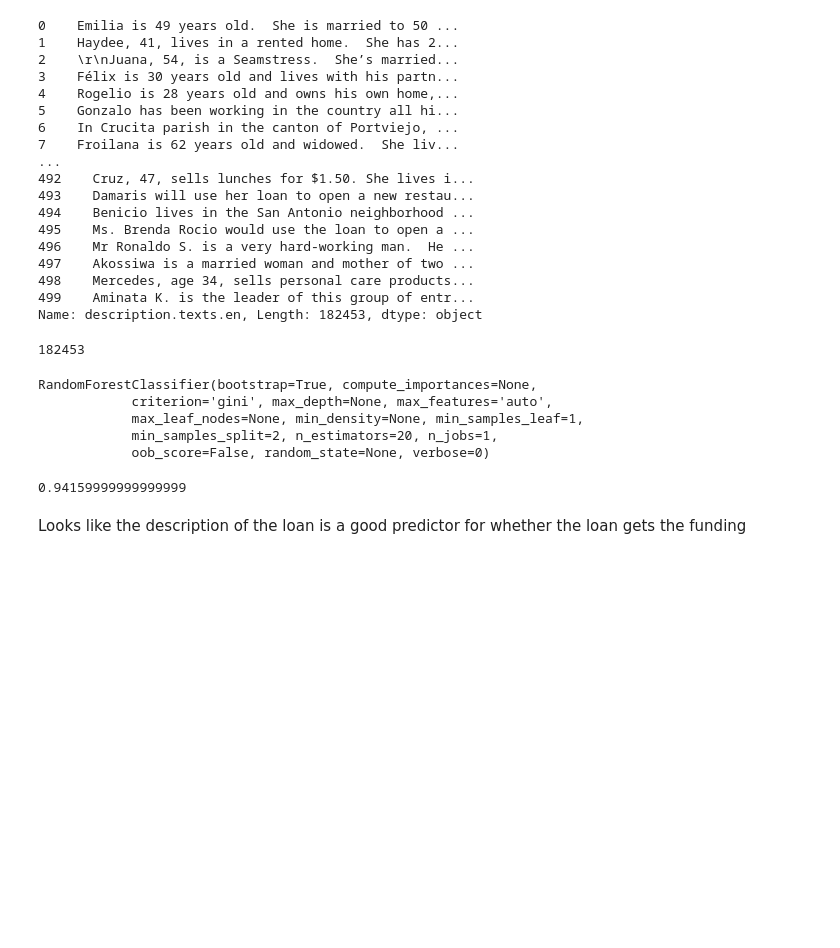
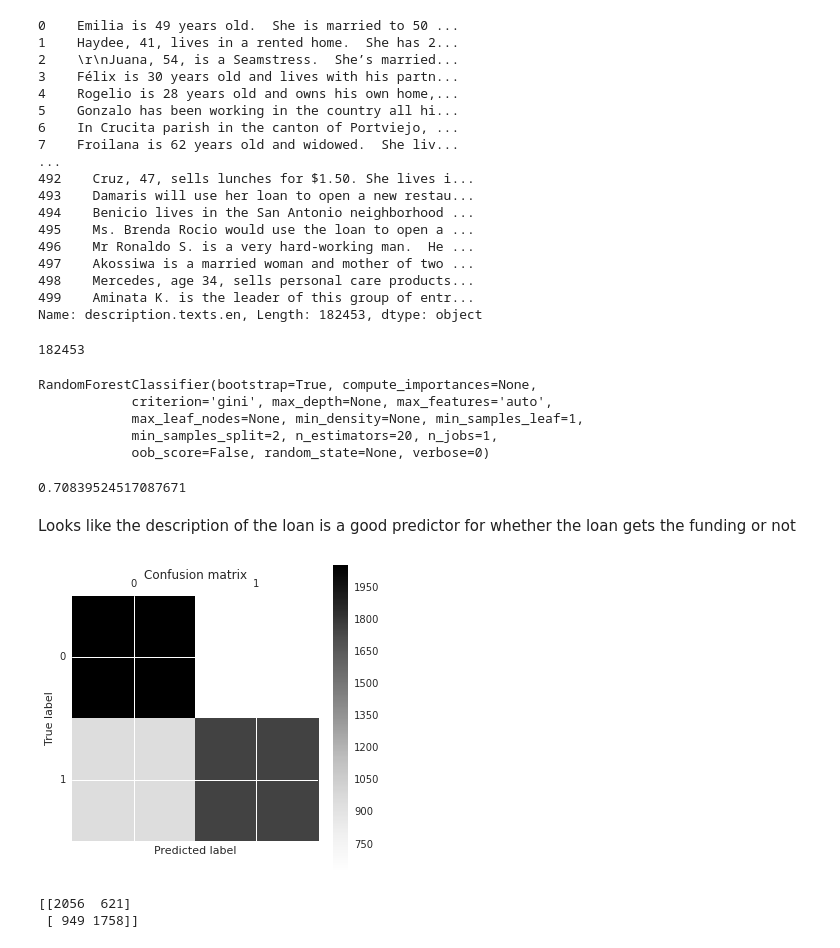
Before and after one commit to hslee16/GA_project, a Jupyter notebook: ga_project.ipynb, the cells around one changed output. Drawn from its saved outputs; the diff is of its cells as text; code cells hidden in the pictures; blank space fills up the shorter version.

```diff
--- a/ga_project.ipynb
+++ b/ga_project.ipynb
@@ -819,9 +847,17 @@ rdesc = pd.read_csv(filepath_or_buffer='/home/ubuntu/descriptions.csv', index_co
 rdesc.__len__()
 # %% [output]
 182453
+# %%
+not_funded = rdesc[rdesc.funded == 0]
+funded = rdesc[rdesc.funded == 1][0:8999]
+
+data = funded.append(not_funded)
+y = data.funded
+
+#data.drop('funded', axis=1 , inplace=True)
 # %%
 tok = []
-for d in rdesc.text:
+for d in data.text:
     tok.append(tokenize.sent_tokenize(d.decode('utf8')))
 # %%
 numrows = len(tok)
@@ -834,9 +870,9 @@ for r in range(0, numrows - 1):
     all_desc.append(one_desc)
 # %%
 vectorizer = TfidfVectorizer(stop_words='english')
-X = vectorizer.fit_transform(all_desc[0:30000]).toarray()
+X = vectorizer.fit_transform(all_desc).toarray()
 # %%
-X_train, X_test, y_train, y_test = train_test_split(X, rdesc.funded[0:30000])
+X_train, X_test, y_train, y_test = train_test_split(X, y[0:17946], test_size=0.3)
 
 sk_clf = RandomForestClassifier(n_estimators=20)
 sk_clf.fit(X_train, y_train)
@@ -849,6 +885,22 @@ RandomForestClassifier(bootstrap=True, compute_importances=None,
 # %%
 sk_clf.score(X_test, y_test)
 # %% [output]
-0.94159999999999999
+0.70839524517087671
 # %% [markdown]
-Looks like the description of the loan is a good predictor for whether the loan gets the funding
+Looks like the description of the loan is a good predictor for whether the loan gets the funding or not
+# %%
+y_pred = sk_clf.predict(X_test)
+cm = confusion_matrix(y_test, y_pred)
+plt.matshow(cm)
+plt.title('Confusion matrix')
+plt.colorbar()
+plt.ylabel('True label')
+plt.xlabel('Predicted label')
+plt.show()
+# %% [output]
+[figure, added]
+# %%
+print cm
+# %% [output]
+[[2056  621]
+ [ 949 1758]]
```
Also changed, not shown: parts of 8 cells of this notebook.
